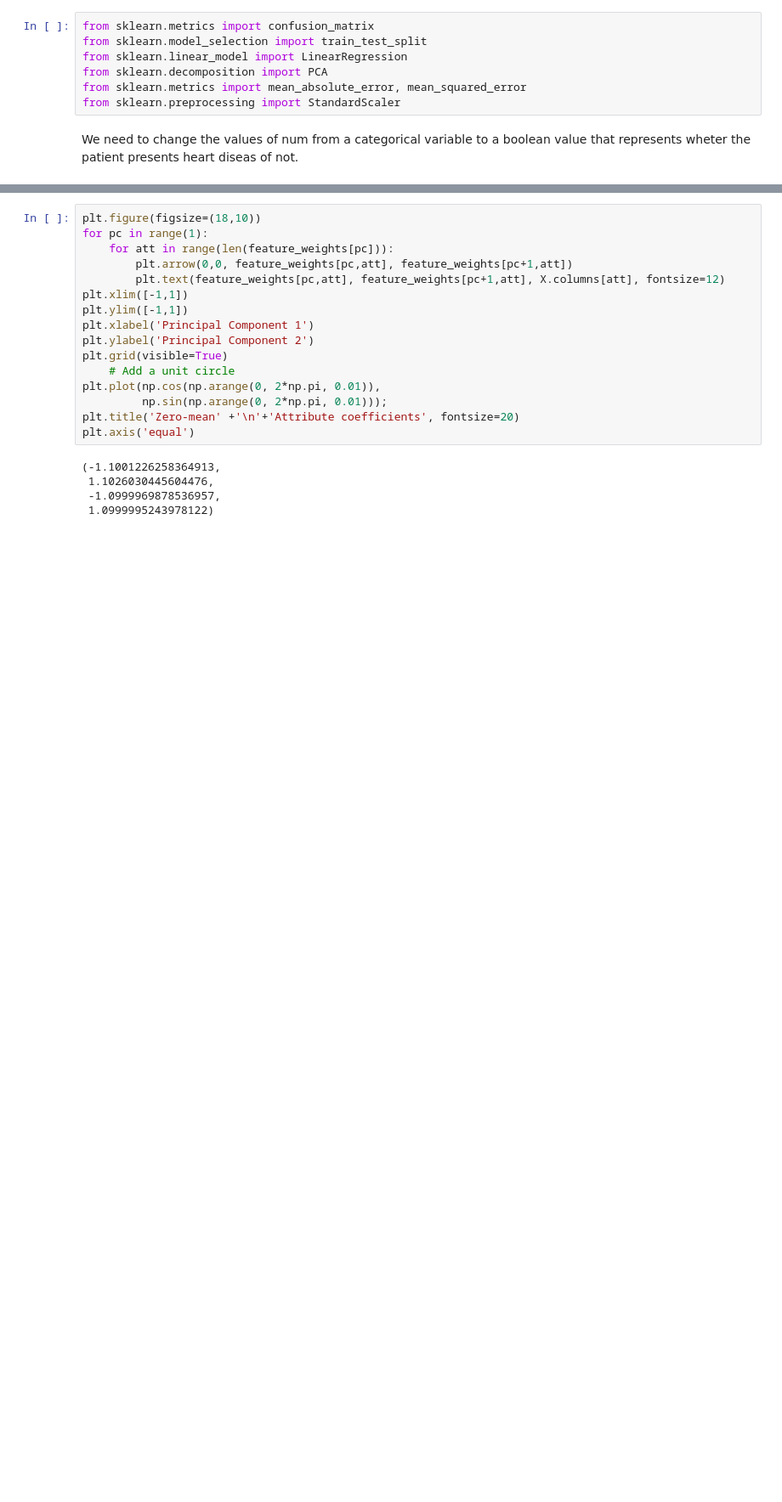
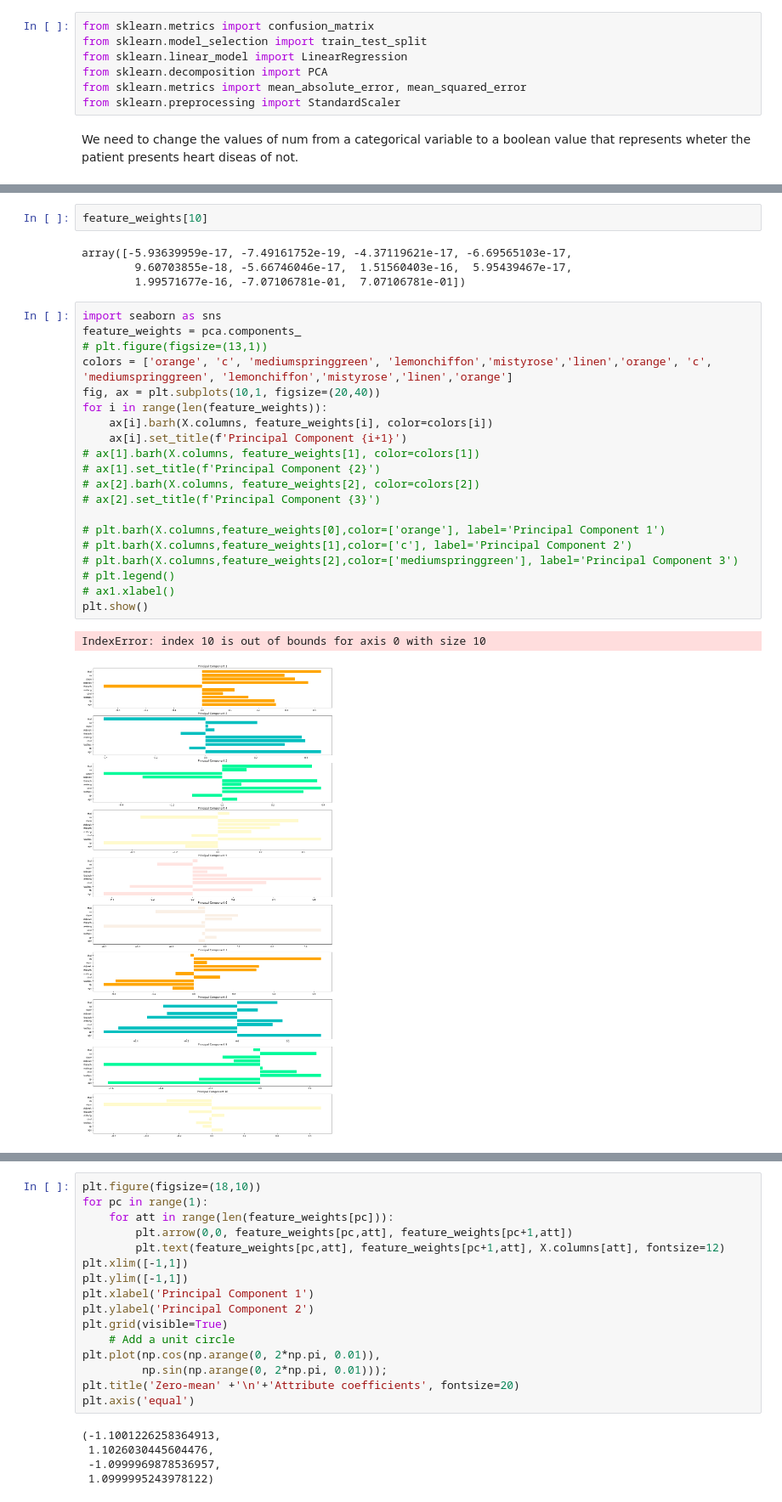
Before and after one commit to WizenPainter/DTU-02450, a Jupyter notebook: project/project.ipynb, the cells around one changed output, grey strips where cells are left out. Shown: that part at 85% size. Cells and saved outputs as stored; diff of their text form; blank space fills up the shorter version.

```diff
--- a/project/project.ipynb
+++ b/project/project.ipynb
@@ -184,0 +205,29 @@ plt.show()
+# %%
+feature_weights[10]
+# %% [output]
+array([-5.93639959e-17, -7.49161752e-19, -4.37119621e-17, -6.69565103e-17,
+        9.60703855e-18, -5.66746046e-17,  1.51560403e-16,  5.95439467e-17,
+        1.99571677e-16, -7.07106781e-01,  7.07106781e-01])
+# %%
+import seaborn as sns
+feature_weights = pca.components_
+# plt.figure(figsize=(13,1))
+colors = ['orange', 'c', 'mediumspringgreen', 'lemonchiffon','mistyrose','linen','orange', 'c', 'mediumspringgreen', 'lemonchiffon','mistyrose','linen','orange']
+fig, ax = plt.subplots(10,1, figsize=(20,40))
+for i in range(len(feature_weights)):
+    ax[i].barh(X.columns, feature_weights[i], color=colors[i])
+    ax[i].set_title(f'Principal Component {i+1}')
+# ax[1].barh(X.columns, feature_weights[1], color=colors[1])
+# ax[1].set_title(f'Principal Component {2}')
+# ax[2].barh(X.columns, feature_weights[2], color=colors[2])
+# ax[2].set_title(f'Principal Component {3}')
+
+# plt.barh(X.columns,feature_weights[0],color=['orange'], label='Principal Component 1')
+# plt.barh(X.columns,feature_weights[1],color=['c'], label='Principal Component 2')
+# plt.barh(X.columns,feature_weights[2],color=['mediumspringgreen'], label='Principal Component 3')
+# plt.legend()
+# ax1.xlabel()
+plt.show()
+# %% [output]
+IndexError: index 10 is out of bounds for axis 0 with size 10
+[figure, added]
```
Also changed, not shown: parts of 15 cells of this notebook.
